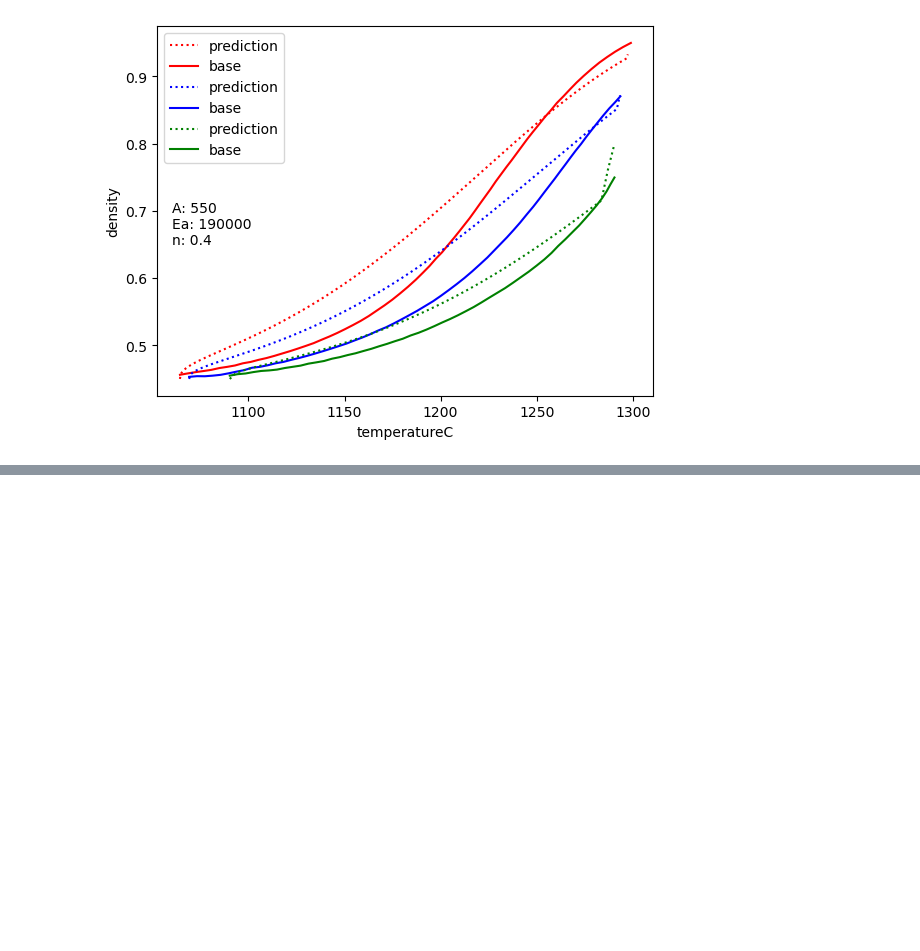
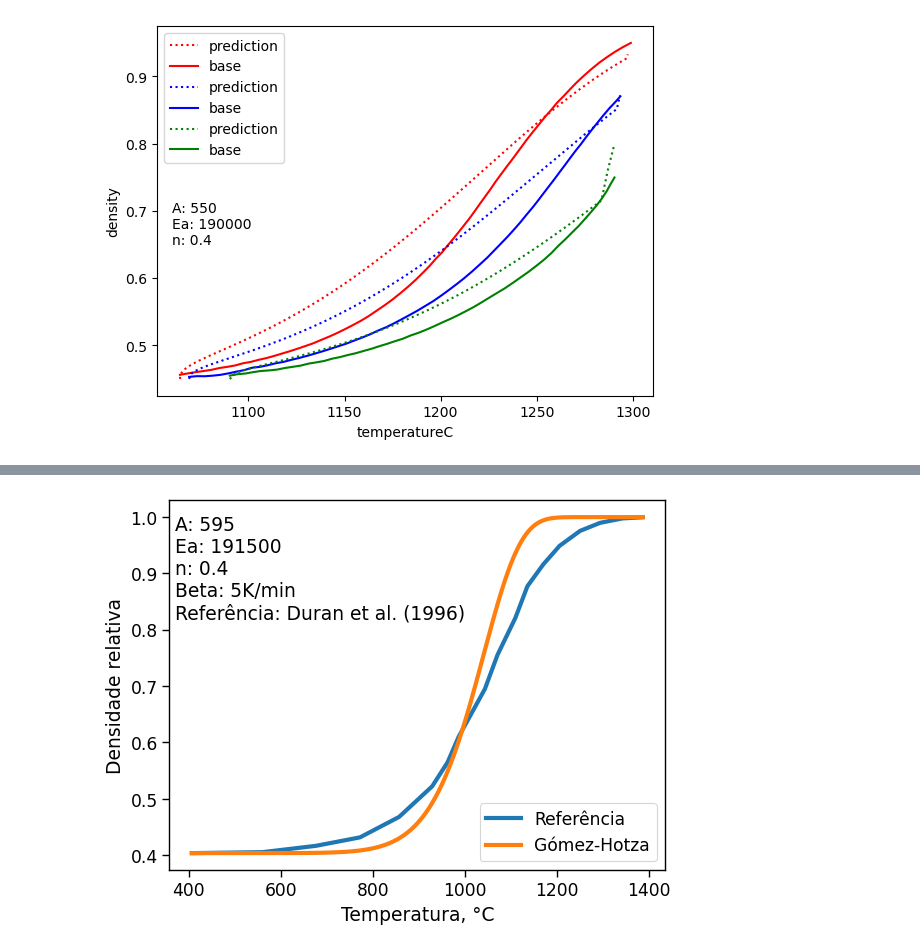
Before and after one commit to gupaulasan/sintering-densification-prediction, a Jupyter notebook: Model_GomezHotzaV2.ipynb, the cells around one changed output, grey strips where cells are left out. Drawn from its saved outputs; the diff is of its cells as text; code cells hidden in the pictures; blank space fills up the shorter version.

```diff
--- a/Model_GomezHotzaV2.ipynb
+++ b/Model_GomezHotzaV2.ipynb
@@ -455,3 +487,5 @@ plt.text(1060, 0.65, 'A: 550\nEa: 190000\nn: 0.4')
 plt.show()
 # %% [output]
 [figure]
+# %%
+duran = read_clean_csv("C:/Users/gupau/Documents/UFSC - PC/Semestre 23.2/TCC/Duran/duran.csv", double_headed=False)
@@ -457,0 +520,3 @@ plt.show()
+# %%
+duran_predict = gomez_hotza(Tmax=1386.220718, Tinit=406.415520, beta=5, n=0.4, A=595, Ea=191500, G=10e-9, theta0=0.596372, total_time=7e4, dt=10, as_df=True)
+duran_predict
@@ -457,0 +537,19 @@ plt.show()
+# %%
+sns.lineplot(data = duran,
+             x='temperatureC',
+             y='density',
+             label='Referência'
+             )
+sns.lineplot(data= duran_predict,
+             x='temperatureC',
+             y='density',
+             label='Gómez-Hotza'
+             )
+plt.xlabel('Temperatura, °C')
+plt.ylabel('Densidade relativa')
+
+plt.legend(loc='lower right')
+plt.text(370, 0.82, 'A: 595\nEa: 191500\nn: 0.4\nBeta: 5K/min\nReferência: Duran et al. (1996)')
+plt.show()
+# %% [output]
+[figure, added]
```
Also changed, not shown: parts of 12 cells of this notebook.
